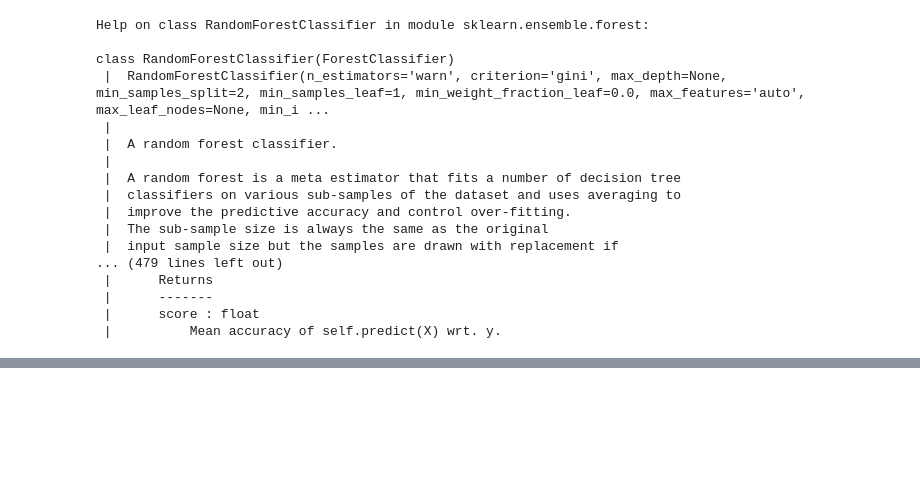
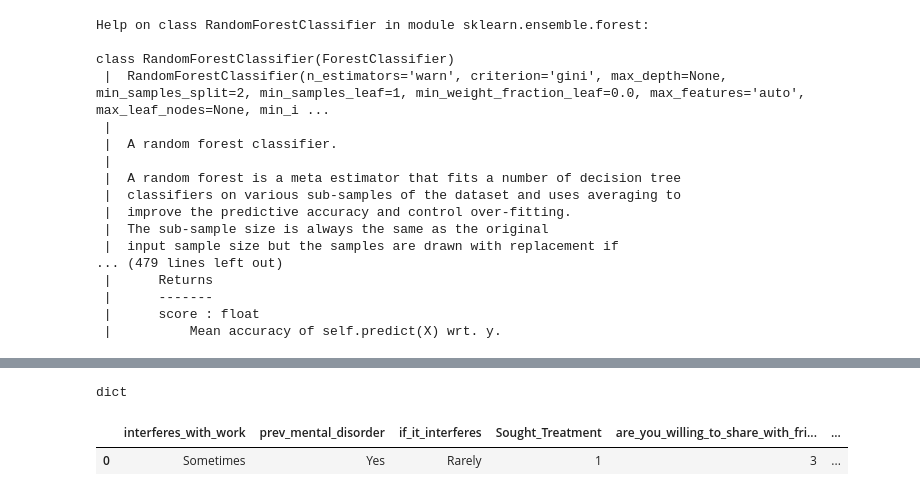
Before and after one commit to Paree24/Depression-Screening, a Jupyter notebook: Feature Engineering.ipynb, the cells around one changed output, grey strips where cells are left out. Saved outputs shown, nothing was run; the diff lists cells and outputs as text; code cells hidden in the pictures; blank space fills up the shorter version.

```diff
--- a/Feature Engineering.ipynb
+++ b/Feature Engineering.ipynb
@@ -287,0 +320,29 @@ class RandomForestClassifier(ForestClassifier)
+# %%
+df={
+"interferes_with_work":["Sometimes"],
+"prev_mental_disorder":["Yes"],
+"if_it_interferes":["Rarely"],
+"Sought_Treatment":["1"],
+"are_you_willing_to_share_with_friends":["3"],
+"family_history_of_mental_health":["Yes"],
+"emphasis_on_physical_health":["8"],
+"Number_of_employees_in_org":["More than 1000"],
+"medical_leave_for_depression":["Somewhat difficult"],
+"well_handled":["Yes, I observed"],
+"aware_of_importance":["No, I only became aware later"],
+"previous_help":["No, none did"],
+"comfortable_direct_sup_previous":["No, none of my previous supervisors"],
+"mental_health_allowance":["Yes"],
+"badly_handled":["Yes, I observed"]
+}
+# %%
+type(df)
+# %% [output]
+dict
+# %%
+df=pd.DataFrame(df)
+# %%
+df
+# %% [output]
+|  | interferes_with_work | prev_mental_disorder | if_it_interferes | Sought_Treatment | are_you_willing_to_share_with_fri... | ... |
+| 0 | Sometimes | Yes | Rarely | 1 | 3 | ... |
```
Also changed, not shown: parts of 5 cells of this notebook, 21 other files.
